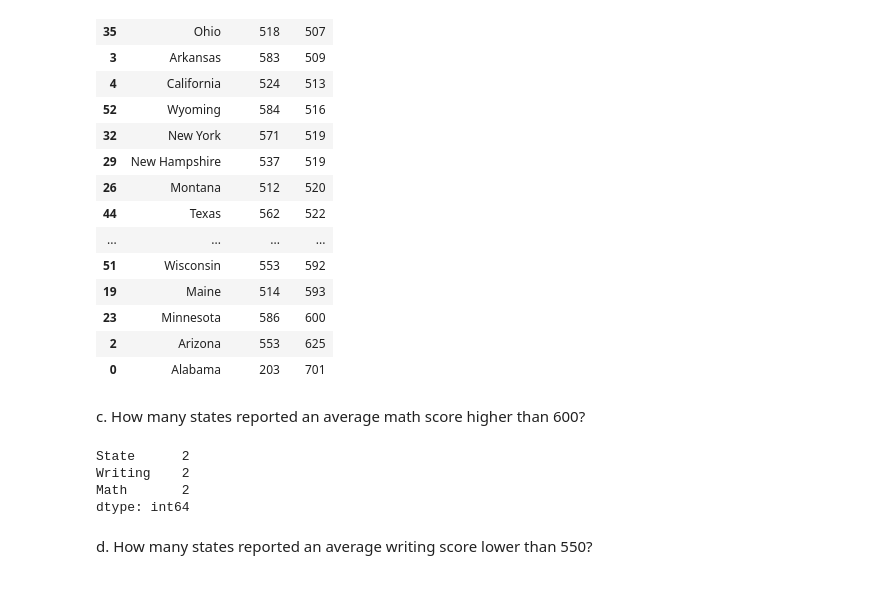
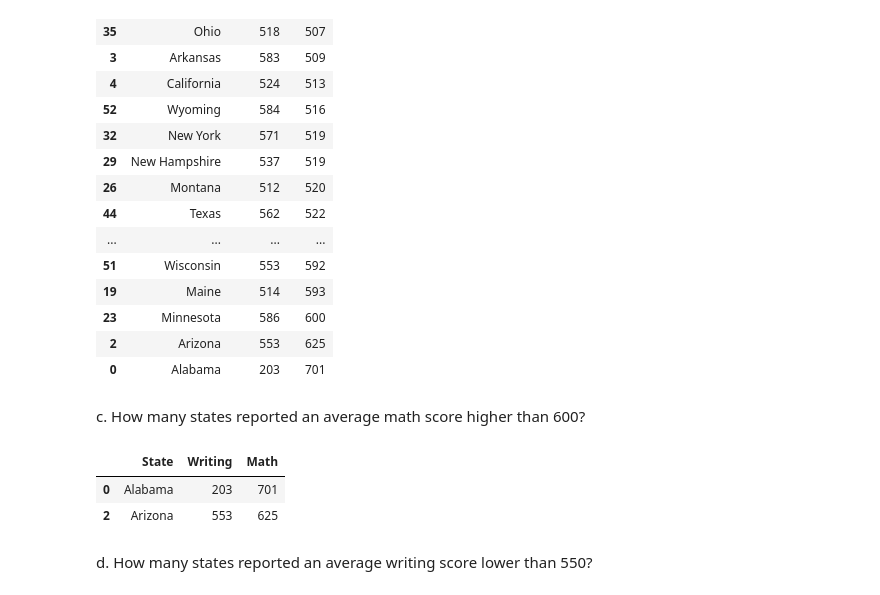
Before and after one commit to Shalomm25/CIS-3350-Knowledge-discovery-and-data-mining, a Jupyter notebook: Assignment_1_Shalom_Makowitz.ipynb, the cells around one changed output. Cells and saved outputs as stored; diff of their text form; code cells hidden in the pictures.

```diff
--- a/Assignment_1_Shalom_Makowitz.ipynb
+++ b/Assignment_1_Shalom_Makowitz.ipynb
@@ -154,12 +96,11 @@ myData1.sort_values('Math')
 c. How many states reported an average math score higher than 600?
 # %%
 # remember to put .count() at the end
-myData1.query("Math > 600").count()
+myData1.query("Math > 600")
 # %% [output]
-State      2
-Writing    2
-Math       2
-dtype: int64
+|  | State | Writing | Math |
+| 0 | Alabama | 203 | 701 |
+| 2 | Arizona | 553 | 625 |
 # %% [markdown]
 d. How many states reported an average writing score lower than 550?
 # %%
```
Also changed, not shown: parts of 22 cells of this notebook.
